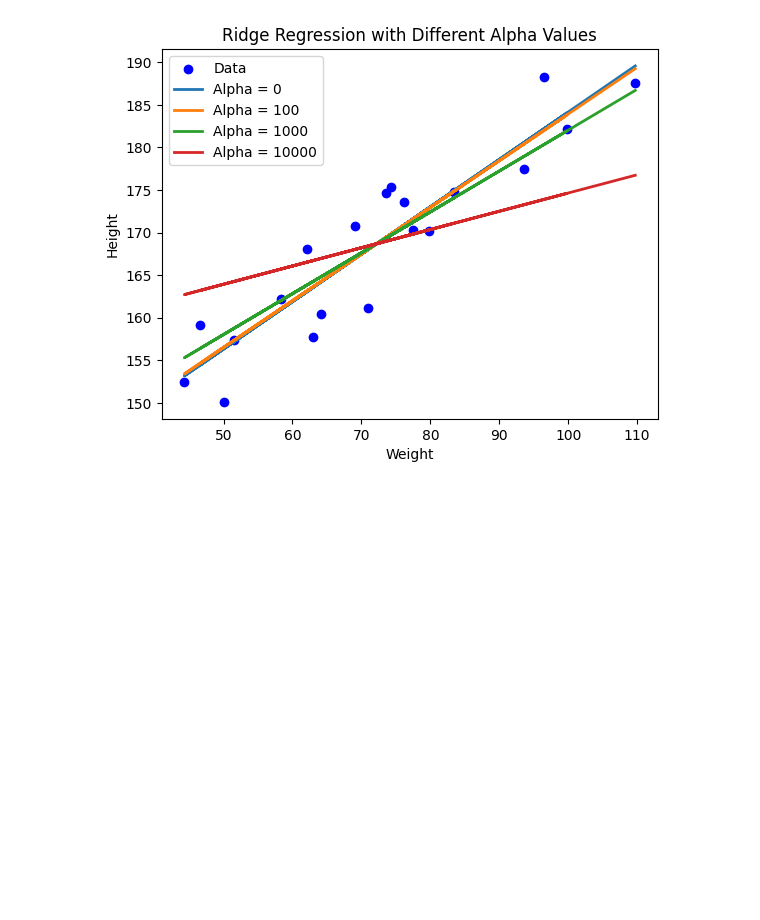
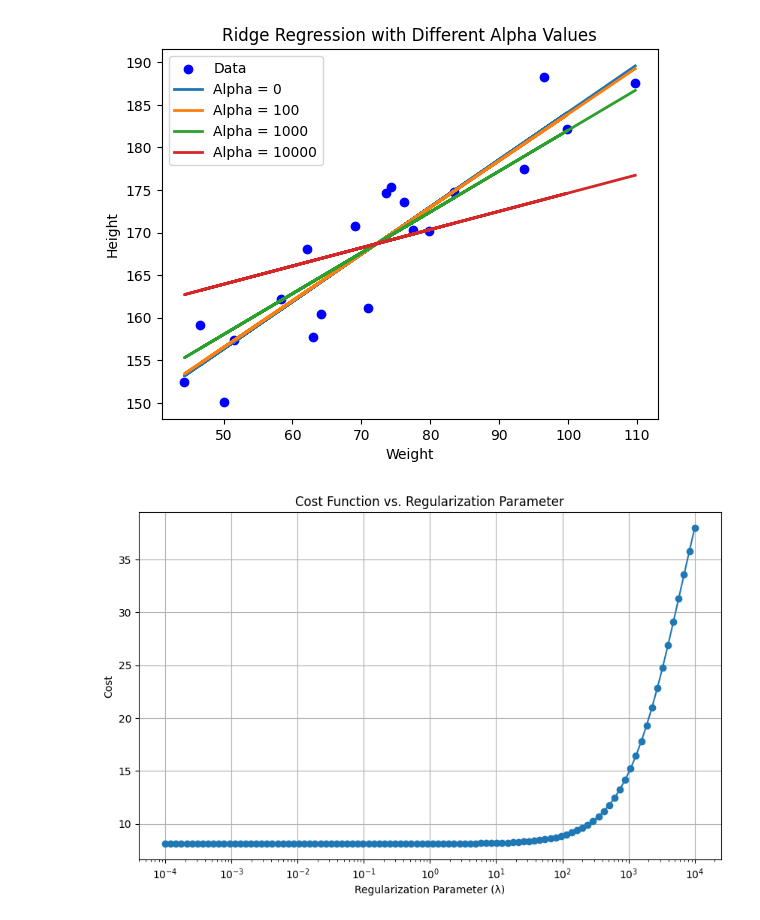
Before and after one commit to MLol-3/Machine-learning-class67, a Jupyter notebook: Regularization/Assignment1/assignment1.ipynb, the cells around one changed output. Cells and saved outputs as stored; diff of their text form; code cells hidden in the pictures; blank space fills up the shorter version.

Commit message:
ทำ plot อีกตัวแต่ยังไม่เสร็จ

```diff
--- a/Regularization/Assignment1/assignment1.ipynb
+++ b/Regularization/Assignment1/assignment1.ipynb
@@ -65,3 +65,46 @@ Alpha: 100, Mean Squared Error: 16.265384753547494
 Alpha: 1000, Mean Squared Error: 18.083794946892084
 Alpha: 10000, Mean Squared Error: 52.95712387255183
 [figure]
+# %%
+import numpy as np
+import pandas as pd
+import matplotlib.pyplot as plt
+from sklearn.linear_model import Ridge
+
+# Load data
+data = pd.read_csv('HeightWeight20.csv')
+X = data[['Weight']].values
+y = data['Height'].values
+
+# Add a column of ones to X to account for the intercept term
+X_b = np.c_[np.ones((X.shape[0], 1)), X]  # Add bias term (intercept)
+
+def compute_cost(theta, X, y, lambda_):
+    m = len(y)
+    predictions = X.dot(theta)
+    cost = (1 / (2 * m)) * (np.sum(np.square(predictions - y)) + lambda_ * np.sum(np.square(theta[1:])))
+    return cost
+
+# Range of lambda values
+lambda_values = np.logspace(-4, 4, 100)
+costs = []
+
+# Compute cost for each lambda value
+for lambda_ in lambda_values:
+    ridge = Ridge(alpha=lambda_)
+    ridge.fit(X, y)
+    theta_ridge = np.append(ridge.intercept_, ridge.coef_)
+    cost = compute_cost(theta_ridge, X_b, y, lambda_)
+    costs.append(cost)
+
+# Plotting
+plt.figure(figsize=(10, 6))
+plt.plot(lambda_values, costs, marker='o')
+plt.xscale('log')
+plt.xlabel('Regularization Parameter (λ)')
+plt.ylabel('Cost')
+plt.title('Cost Function vs. Regularization Parameter')
+plt.grid(True)
+plt.show()
+# %% [output]
+[figure, added]
```
